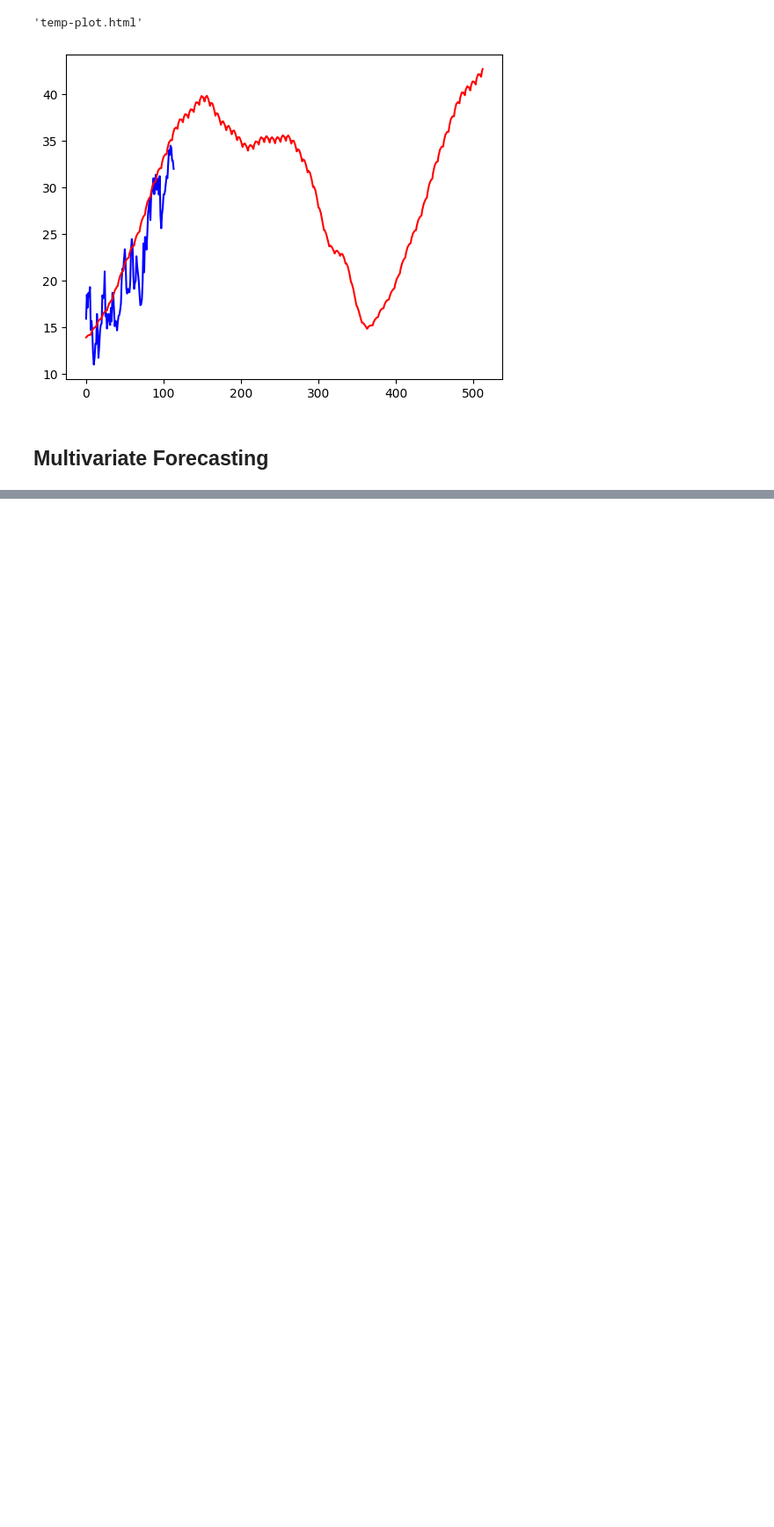
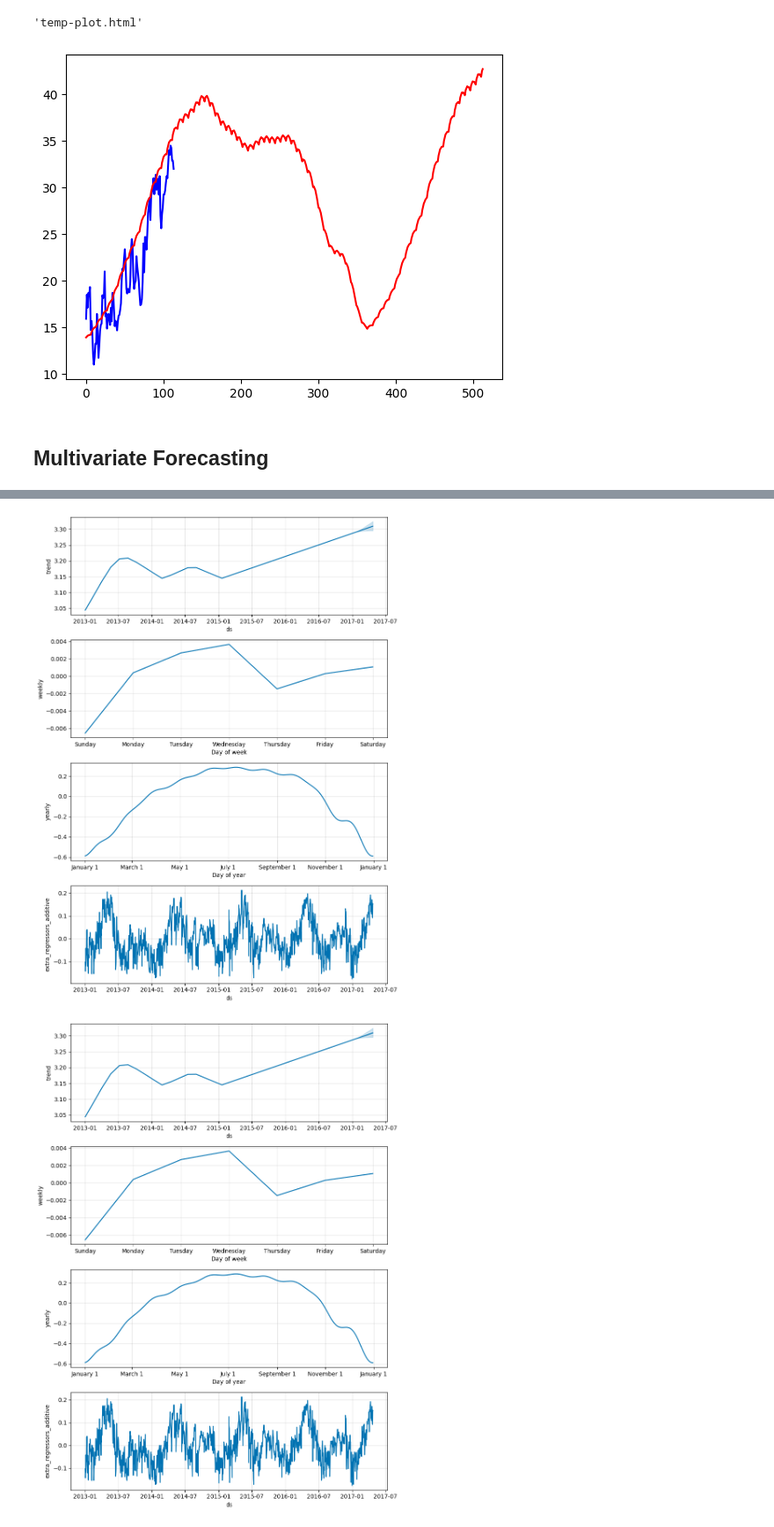
Before and after one commit to srsimonson/time-series-analysis, a Jupyter notebook: uni_and_multivariate_analysis.ipynb, the cells around one changed output, grey strips where cells are left out. Shown at 88% size. Saved outputs shown, nothing was run; the diff lists cells and outputs as text; code cells hidden in the pictures; blank space fills up the shorter version.

```diff
--- a/uni_and_multivariate_analysis.ipynb
+++ b/uni_and_multivariate_analysis.ipynb
@@ -139,0 +220,5 @@ plt.show()
+# %%
+model_new.plot_components(forecast_data)
+# %% [output]
+[figure, added]
+[figure, added]
```
Also changed, not shown: parts of 14 cells of this notebook, 1 other file.
